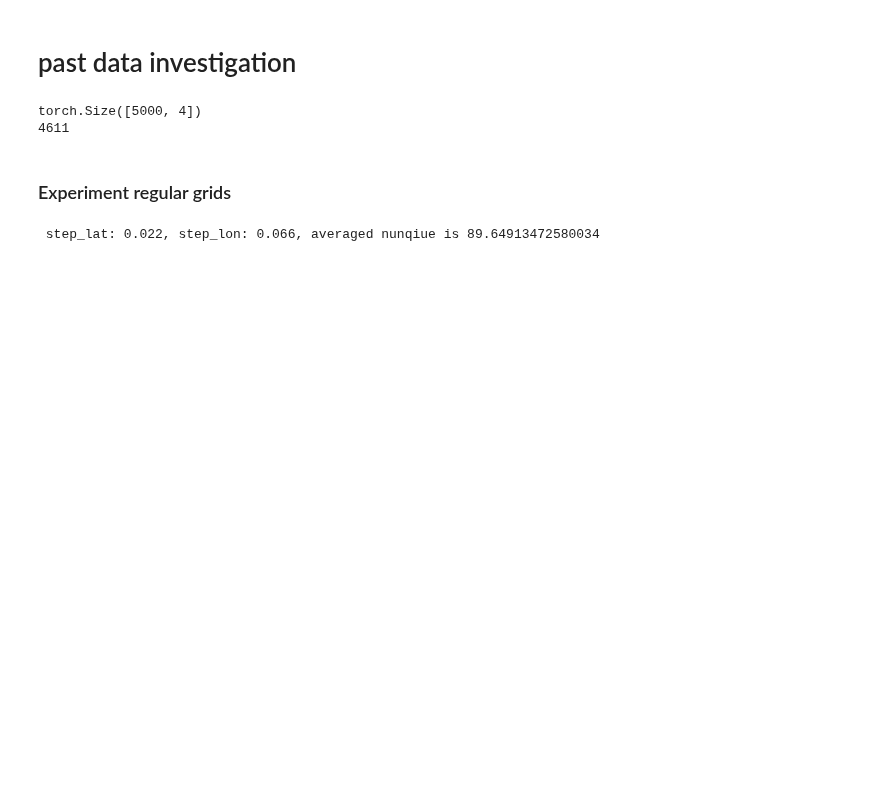
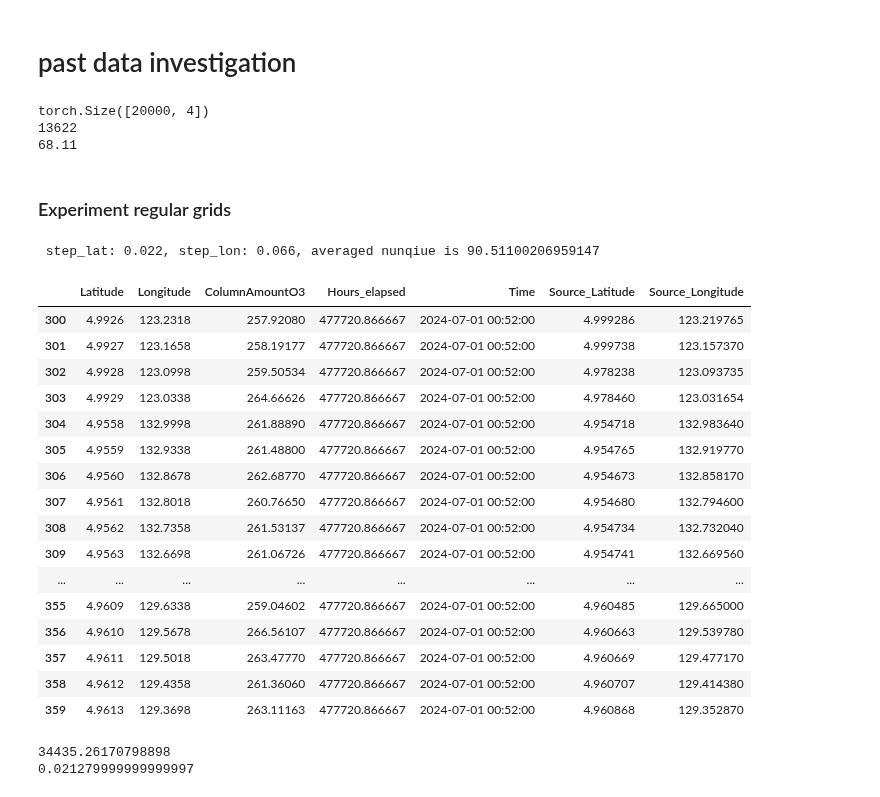
Before and after one commit to cl20813/GEMS_TCO, a Jupyter notebook: data_preprocessing/experiment.ipynb, the cells around one changed output. Cells and saved outputs as stored; diff of their text form; code cells hidden in the pictures; blank space fills up the shorter version.

```diff
--- a/data_preprocessing/experiment.ipynb
+++ b/data_preprocessing/experiment.ipynb
@@ -51,7 +51,7 @@ import pickle
 # %% [markdown]
 # past data investigation
 # %%
-lat_lon_resolution = [2,2]
+lat_lon_resolution = [1,1]
 years = ['2024']
 month_range =[7,8]
 nheads = 2
@@ -68,9 +68,11 @@ keys = list(analysis_data_map.keys())
 hour = 1
 print(analysis_data_map[keys[hour-1]].shape)  #4595/5000  13180/20000
 print(pd.Series(analysis_data_map[keys[hour-1]][:,2]).nunique())
+print(pd.Series(analysis_data_map[keys[hour-1]][:,2]).nunique()/20000*100)
 # %% [output]
-torch.Size([5000, 4])
-4611
+torch.Size([20000, 4])
+13622
+68.11
 # %%
 output_filepath = '/Users/joonwonlee/Documents/GEMS_DATA/pickle_2024/orbit_map24_07.pkl'
 
@@ -299,7 +340,7 @@ for lon_start in lon_start_list:
             center_points = instance.make_center_points(step_lat = step_lat, step_lon= step_lon)
             coarse_cen_map = instance.coarse_by_center(data_map_hour, center_points)
 
-            coarse_cen_map3 = instance.coarse_by_center3(data_map_hour, center_points)
+            coarse_cen_map3 = instance.coarse_by_center_unique(data_map_hour, center_points)
             res = []
             keys_list = list(coarse_cen_map.keys())
             for key in keys_list:
@@ -308,4 +349,30 @@ for lon_start in lon_start_list:
             res = np.array(res)
             print(f' step_lat: {step_lat}, step_lon: {step_lon}, averaged nunqiue is {np.mean(res)}')
 # %% [output]
- step_lat: 0.022, step_lon: 0.066, averaged nunqiue is 89.64913472580034
+ step_lat: 0.022, step_lon: 0.066, averaged nunqiue is 90.51100206959147
+# %%
+coarse_cen_map['y24m07day01_hm00:52'][300:360]
+# %% [output]
+|  | Latitude | Longitude | ColumnAmountO3 | Hours_elapsed | Time | Source_Latitude | Source_Longitude |
+| 300 | 4.9926 | 123.2318 | 257.92080 | 477720.866667 | 2024-07-01 00:52:00 | 4.999286 | 123.219765 |
+| 301 | 4.9927 | 123.1658 | 258.19177 | 477720.866667 | 2024-07-01 00:52:00 | 4.999738 | 123.157370 |
+| 302 | 4.9928 | 123.0998 | 259.50534 | 477720.866667 | 2024-07-01 00:52:00 | 4.978238 | 123.093735 |
+| 303 | 4.9929 | 123.0338 | 264.66626 | 477720.866667 | 2024-07-01 00:52:00 | 4.978460 | 123.031654 |
+| 304 | 4.9558 | 132.9998 | 261.88890 | 477720.866667 | 2024-07-01 00:52:00 | 4.954718 | 132.983640 |
+| 305 | 4.9559 | 132.9338 | 261.48800 | 477720.866667 | 2024-07-01 00:52:00 | 4.954765 | 132.919770 |
+| 306 | 4.9560 | 132.8678 | 262.68770 | 477720.866667 | 2024-07-01 00:52:00 | 4.954673 | 132.858170 |
+| 307 | 4.9561 | 132.8018 | 260.76650 | 477720.866667 | 2024-07-01 00:52:00 | 4.954680 | 132.794600 |
+| 308 | 4.9562 | 132.7358 | 261.53137 | 477720.866667 | 2024-07-01 00:52:00 | 4.954734 | 132.732040 |
+| 309 | 4.9563 | 132.6698 | 261.06726 | 477720.866667 | 2024-07-01 00:52:00 | 4.954741 | 132.669560 |
+| ... | ... | ... | ... | ... | ... | ... | ... |
+| 355 | 4.9609 | 129.6338 | 259.04602 | 477720.866667 | 2024-07-01 00:52:00 | 4.960485 | 129.665000 |
+| 356 | 4.9610 | 129.5678 | 266.56107 | 477720.866667 | 2024-07-01 00:52:00 | 4.960663 | 129.539780 |
+| 357 | 4.9611 | 129.5018 | 263.47770 | 477720.866667 | 2024-07-01 00:52:00 | 4.960669 | 129.477170 |
+| 358 | 4.9612 | 129.4358 | 261.36060 | 477720.866667 | 2024-07-01 00:52:00 | 4.960707 | 129.414380 |
+| 359 | 4.9613 | 129.3698 | 263.11163 | 477720.866667 | 2024-07-01 00:52:00 | 4.960868 | 129.352870 |
+# %%
+print(5/0.022* (10/0.066))    # check resolution
+print(  0.00014* 152)   # apply downward movement
+# %% [output]
+34435.26170798898
+0.021279999999999997
```
Also changed, not shown: parts of 15 cells of this notebook.
